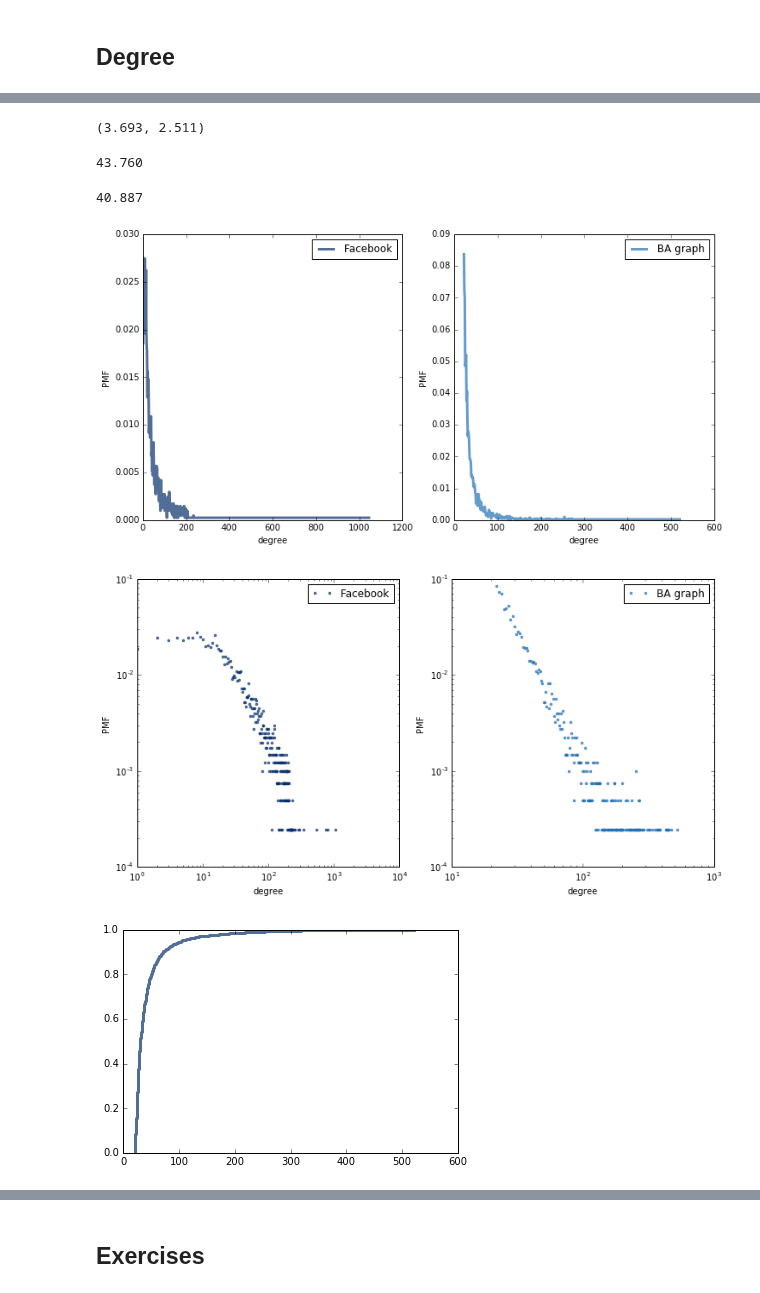
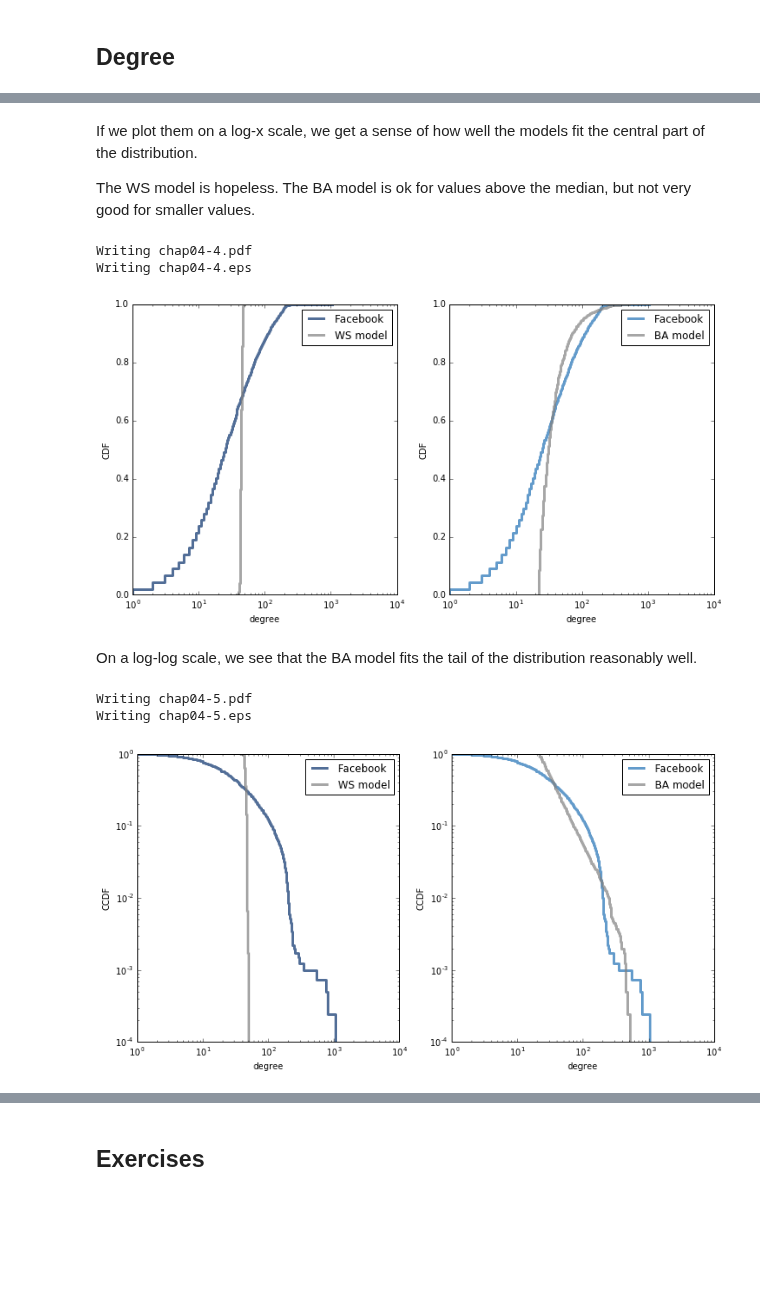
Before and after one commit to AllenDowney/ThinkComplexity2, a Jupyter notebook: code/chap04.ipynb, the cells around one changed output, grey strips where cells are left out. Cells and saved outputs as stored; diff of their text form; code cells hidden in the pictures; blank space fills up the shorter version.

```diff
--- a/code/chap04.ipynb
+++ b/code/chap04.ipynb
@@ -188,3 +435,2 @@ from thinkstats2 import Cdf
 # %%
-cdf_ws = Cdf(degrees(ws))
-thinkplot.Cdf(cdf_ws)
+cdf_ws = Cdf(degrees(ws), label='WS model')
@@ -194,3 +436,0 @@ thinkplot.Cdf(cdf_ws)
-# %%
-cdf_fb = Cdf(degrees(fb))
-thinkplot.Cdf(cdf_fb)
@@ -214,2 +436,0 @@ thinkplot.config(xscale='log', yscale='log')
-# %%
-ba = nx.barabasi_albert_graph(n, k//2, seed=15)
@@ -224,47 +437,48 @@ C, clustering_coefficient(ba)
-# %%
-L, characteristic_path_length(ba)
-# %% [output]
-(3.693, 2.511)
-# %%
-np.mean(degrees(ba))
-# %% [output]
-43.760
-# %%
-np.std(degrees(ba))
-# %% [output]
-40.887
+# %%
+cdf_ba = Cdf(degrees(ba), label='BA model')
+# %% [markdown]
+If we plot them on a log-x scale, we get a sense of how well the models fit the central part of the distribution.
+
+The WS model is hopeless.  The BA model is ok for values above the median, but not very good for smaller values.
 # %%
 thinkplot.preplot(cols=2)
 
-pmf_fb = Pmf(degrees(fb))
-thinkplot.Pdf(pmf_fb, label='Facebook')
-thinkplot.config(xlabel='degree', ylabel='PMF')
+thinkplot.Cdf(cdf_fb)
+thinkplot.Cdf(cdf_ws, color='gray')
+thinkplot.config(xlabel='degree', xscale='log',
+                 ylabel='CDF')
 
 thinkplot.subplot(2)
 
-pmf_ba = Pmf(degrees(ba))
-thinkplot.Pdf(pmf_ba, label='BA graph')
-thinkplot.config(xlabel='degree', ylabel='PMF')
+thinkplot.Cdf(cdf_fb, label='Facebook')
+thinkplot.Cdf(cdf_ba, color='gray')
+thinkplot.config(xlabel='degree', xscale='log',
+                 ylabel='CDF')
+
+thinkplot.save('chap04-4', clf=False)
 # %% [output]
+Writing chap04-4.pdf
+Writing chap04-4.eps
-[figure, old version]
+[figure, new version]
+# %% [markdown]
+On a log-log scale, we see that the BA model fits the tail of the distribution reasonably well.
 # %%
 thinkplot.preplot(cols=2)
 
-pmf_fb = Pmf(degrees(fb))
-thinkplot.Pdf(pmf_fb, style='.', label='Facebook')
-thinkplot.config(xlabel='degree', ylabel='PMF')
-thinkplot.config(xscale='log', yscale='log')
+thinkplot.Cdf(cdf_fb, complement=True)
+thinkplot.Cdf(cdf_ws, color='gray', complement=True)
+thinkplot.config(xlabel='degree', xscale='log',
+                 ylabel='CCDF', yscale='log')
 
 thinkplot.subplot(2)
 
-pmf_ba = Pmf(degrees(ba))
-thinkplot.Pdf(pmf_ba, style='.', label='BA graph')
-thinkplot.config(xlabel='degree', ylabel='PMF')
-thinkplot.config(xscale='log', yscale='log')
+thinkplot.Cdf(cdf_fb, label='Facebook', complement=True)
+thinkplot.Cdf(cdf_ba, color='gray', complement=True)
+thinkplot.config(xlabel='degree', xscale='log',
+                 ylabel='CCDF', yscale='log')
+
+thinkplot.save('chap04-5', clf=False)
 # %% [output]
+Writing chap04-5.pdf
+Writing chap04-5.eps
-[figure, old version]
+[figure, new version]
-# %%
-cdf_ba = Cdf(degrees(ba))
-thinkplot.Cdf(cdf_ba);
-# %% [output]
-[figure, removed]
```
Also changed, not shown: parts of 173 cells of this notebook, 1 other file.
